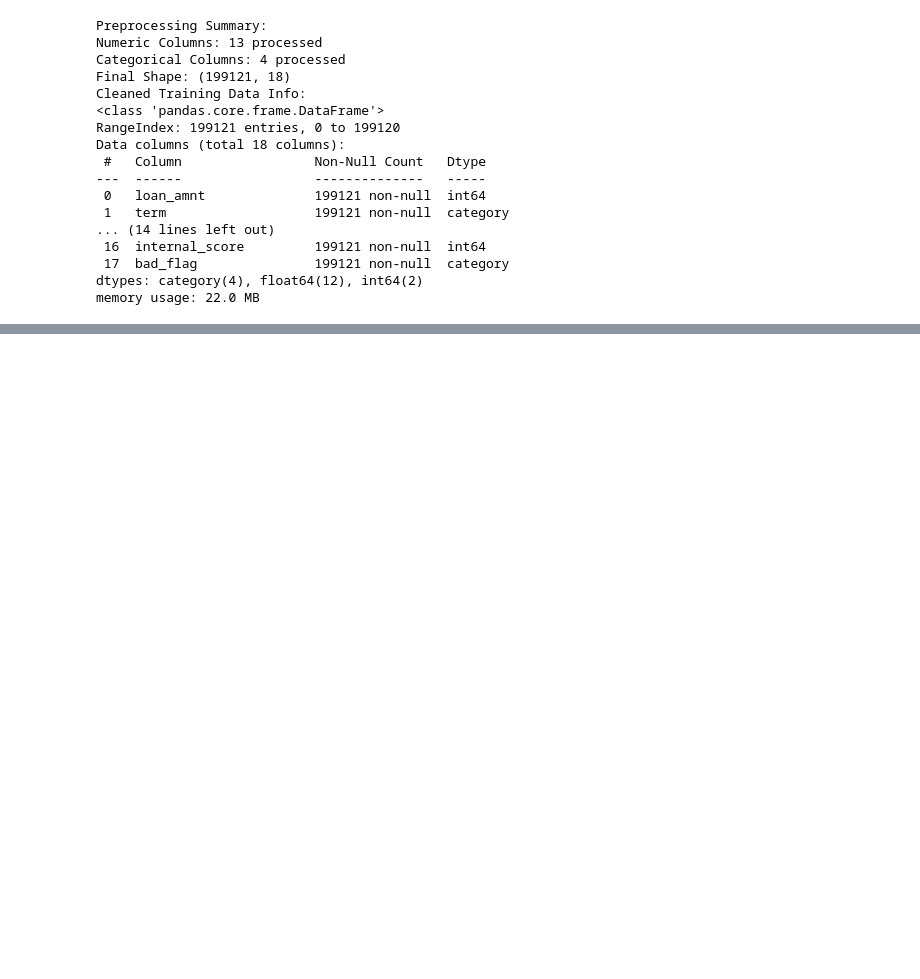
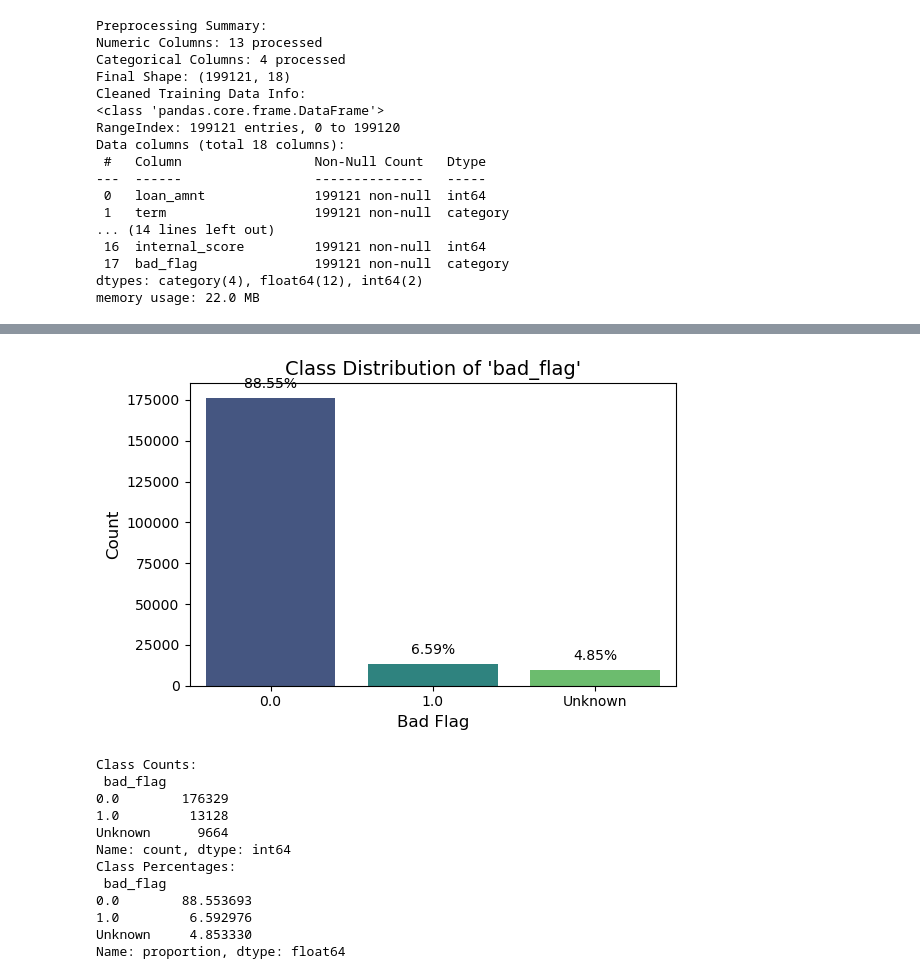
Before and after one commit to AmalChebbi/loan-prediction, a Jupyter notebook: Project.ipynb, the cells around one changed output, grey strips where cells are left out. Saved outputs shown, nothing was run; the diff lists cells and outputs as text; code cells hidden in the pictures; blank space fills up the shorter version.

```diff
--- a/Project.ipynb
+++ b/Project.ipynb
@@ -189,0 +256,40 @@ memory usage: 22.0 MB
+# %%
+plt.figure(figsize=(6, 4))
+
+# Create a count plot with 'hue' matching 'x' and legend disabled
+ax = sns.countplot(data=train_data_cleaned, x='bad_flag', hue='bad_flag', palette='viridis', legend=False)
+
+# Add percentages on the bars
+for p in ax.patches:
+    percentage = f"{100 * p.get_height() / len(train_data_cleaned):.2f}%"
+    ax.annotate(percentage, (p.get_x() + p.get_width() / 2., p.get_height()),
+                ha='center', va='center', xytext=(0, 10), textcoords='offset points')
+
+# Add titles and labels
+plt.title("Class Distribution of 'bad_flag'", fontsize=14)
+plt.xlabel("Bad Flag", fontsize=12)
+plt.ylabel("Count", fontsize=12)
+plt.tight_layout()
+
+# Show the plot
+plt.show()
+
+# Print class counts and percentages
+class_counts = train_data_cleaned['bad_flag'].value_counts(normalize=False)
+class_percentages = train_data_cleaned['bad_flag'].value_counts(normalize=True) * 100
+print("Class Counts:\n", class_counts)
+print("Class Percentages:\n", class_percentages)
+# %% [output]
+[figure, added]
+Class Counts:
+ bad_flag
+0.0        176329
+1.0         13128
+Unknown      9664
+Name: count, dtype: int64
+Class Percentages:
+ bad_flag
+0.0        88.553693
+1.0         6.592976
+Unknown     4.853330
+Name: proportion, dtype: float64
```
Also changed, not shown: parts of 13 cells of this notebook.
